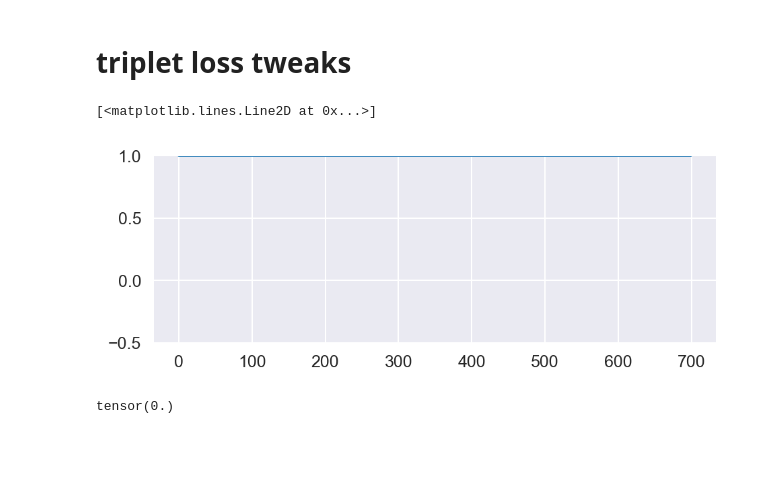
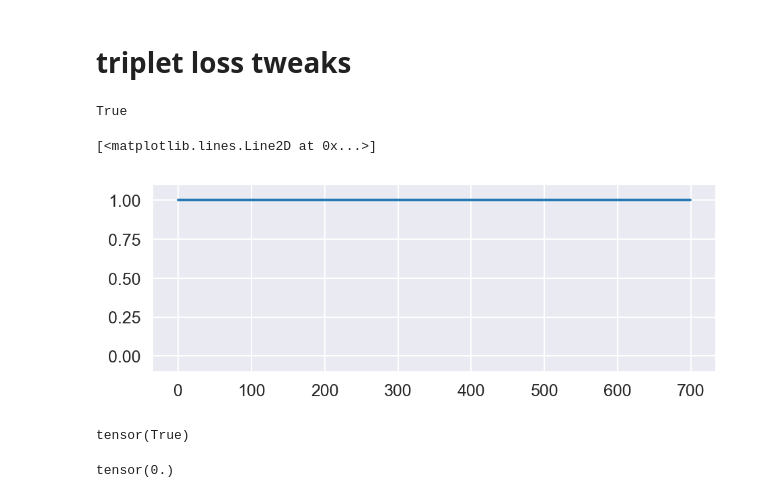
Before and after one commit to richieYT-wan/tclustr, a Jupyter notebook: notebooks/240507_DataFiltering_CustomBatching.ipynb, the cells around one changed output. Cells and saved outputs as stored; diff of their text form; code cells hidden in the pictures; blank space fills up the shorter version.

```diff
--- a/notebooks/240507_DataFiltering_CustomBatching.ipynb
+++ b/notebooks/240507_DataFiltering_CustomBatching.ipynb
@@ -737,3 +737,44 @@ TLKNTVCTV 2255 37.583% of all batches
 LLLDRLNQL 2250 37.500% of all batches
 QIKVRVDMV 2333 38.883% of all batches
 LWFHISCLTF 2270 37.833% of all batches
+# %%
+from src.datasets import TCRSpecificDataset
+from tqdm.auto import tqdm
+# from pprint import pprint
+## first check that my current implementation with batch_sizes of 512 or 1024 really leaves some classes by themselves
+
+df = new_df_filt.query('partition!=0').copy()
+pepmap = {k: v for v, k in enumerate(df[pep_col].unique())} # FIX
+
+dataset_params = dict(max_len_a1=7, max_len_a2=8, max_len_a3=22,
+                      max_len_b1=6, max_len_b2=7, max_len_b3=23,
+                      a1_col='A1', a2_col='A2', a3_col='A3',
+                      b1_col='B1', b2_col='B2', b3_col='B3', pep_col='peptide', pep_weighted=False)
+dataset = TCRSpecificDataset(df, **dataset_params)
+minimum_size=100
+low_number = df.groupby('peptide').agg(count=('B3','count')).query('count<=@minimum_size').index
+
+df['minority_class'] = df['peptide'].apply(lambda x: x in low_number)
+minority_classes = [pepmap[x] for x in df.query('minority_class').peptide.unique()]
+loader_512 = dataset.get_dataloader(512, RandomSampler)
+loader_1024 = dataset.get_dataloader(1024, RandomSampler)
+
+sum_minority_512 = {m:0 for m in minority_classes}
+sum_minority_1024 = {m:0 for m in minority_classes}
+n_epochs = 1000
+for _ in tqdm(range(n_epochs)):
+    labels_512 = [x[1] for x in loader_512]
+    labels_1024 = [x[1] for x in loader_1024]
+    minority_512 = {m:len(torch.where(torch.tensor([len(torch.where(x==m)[0]) for x in labels_512])==1)[0]) for m in minority_classes}
+    minority_1024 = {m:len(torch.where(torch.tensor([len(torch.where(x==m)[0]) for x in labels_1024])==1)[0]) for m in minority_classes}
+    for m in minority_classes:
+        sum_minority_512[m] +=minority_512[m]
+        sum_minority_1024[m] +=minority_1024[m]
+
+print(f'After {n_epochs} epochs: in old pruned dataset (n={len(df)})\nSum of number of batches containing a single instance of a given minority class (count<{minimum_size}):')
+print(f'\nBatch size = 512 ; total batches (n_epochs * n_batch) {n_epochs * math.ceil(len(df)/512)} \n\t')
+for k,v in sum_minority_512.items():
+    print({v:k for k,v in pepmap.items()}[k], v, f'{(v / (n_epochs * math.ceil(len(df)/512))):.3%} of all batches')
+print(f'\nBatch size = 1024 ; total batches (n_epochs * n_batch) {n_epochs * math.ceil(len(df)/1024)}\n\t')
+for k,v in sum_minority_1024.items():
+    print({v:k for k,v in pepmap.items()}[k], v, f'{(v / (n_epochs * math.ceil(len(df)/1024))):.3%} of all batches')
@@ -1052,2 +1077,0 @@ tensor(3061)
-# %%
-for i in range([
@@ -1088,23 +1112,28 @@ batch 9 0
 # %% [markdown]
 # triplet loss tweaks
+# %%
+from src.samplers import GroupClassBatchSampler, MinorityClassSampler
+issubclass(GroupClassBatchSampler, MinorityClassSampler)
+# %% [output]
+True
 # %%
 weight = 1
 warm_up = None
 cooldown = None
 n_epochs = 700
 xd = []
 for i in range(n_epochs):
     wu = i >= warm_up if warm_up is not None else True
     cd = i <= cooldown if cooldown is not None else True
     wt = weight>0
     xd.append(int(wu&cd&wt))
 
 f,a = plt.subplots(1,1,figsize=(6,2))
-a.set_ylim([-.5,1])
+a.set_ylim([-.1,1.1])
 a.plot(range(len(xd)), xd)
 # %% [output]
 [<matplotlib.lines.Line2D at 0x...>]
-[figure, old version]
+[figure, new version]
 # %%
 from torch import optim
 model = nn.Sequential(nn.Linear(100, 50), nn.ReLU(), nn.Linear(50, 1))
@@ -1120,6 +1149,10 @@ model.zero_grad()
 optimizer.zero_grad()
 total_loss.backward()
 optimizer.step()
+# %%
+torch.tensor(0)==extra_loss
+# %% [output]
+tensor(True)
 # %%
 extra_loss
 # %% [output]
```
Also changed, not shown: parts of 8 cells of this notebook, 6 other files.
